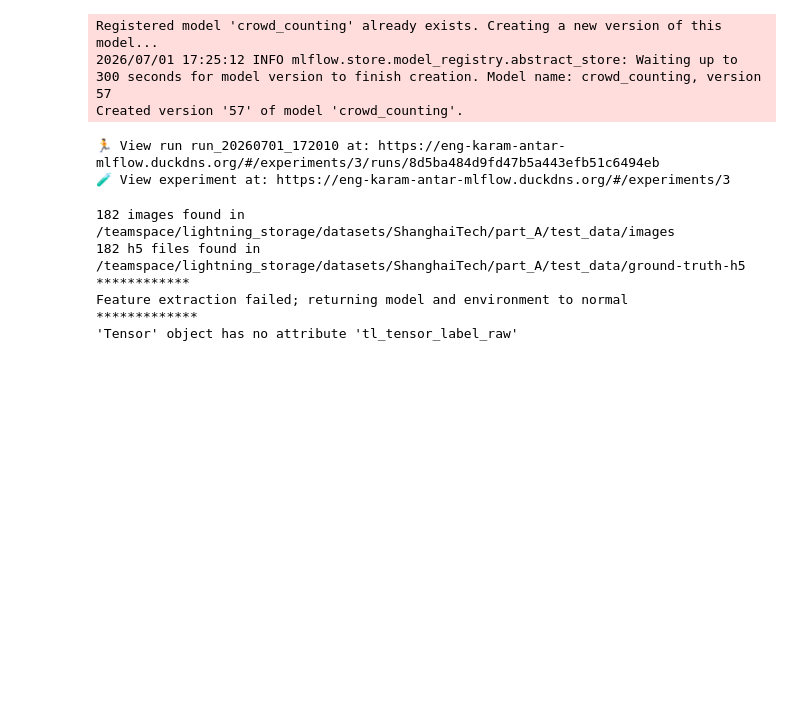
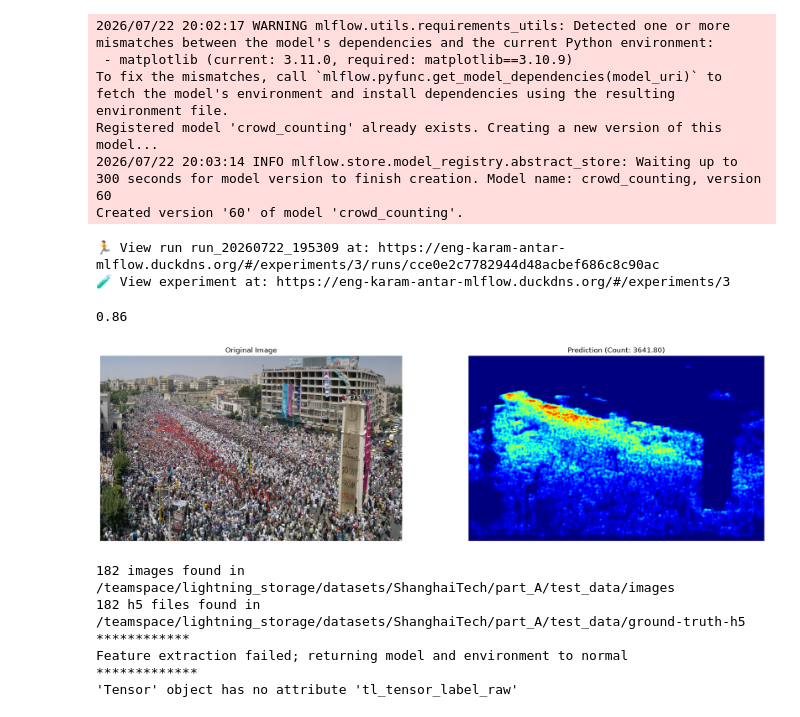
Before and after one commit to Karam-Antar/crowd_counting, a Jupyter notebook: notebooks/train.ipynb, the cells around one changed output. Saved outputs shown, nothing was run; the diff lists cells and outputs as text; code cells hidden in the pictures; blank space fills up the shorter version.

```diff
--- a/notebooks/train.ipynb
+++ b/notebooks/train.ipynb
@@ -53,11 +53,13 @@ params = BaseParams(
     crop_size=384,
     batch_size=16,
     decoder_out_channels=32,
-    loss_function='bce_mse_ssim',
-    ssim_weight=0.6,
+    loss_function='mask_mse_ssim',
+    ssim_weight=0.93,
+    mask_loss_weight=1,
+    seg_threshold=0.8,
     # aug_factor=0.18,
     # num_ops=4,
-    epochs=60,
+    epochs=70,
     # l2_reg=0.0009,
     lr=0.00065,
     lr_schedule='clipped_exp',
@@ -117,11 +123,35 @@ from src.utils.model_registry.mlflow import MLFlowRegistry
 payload.force_upload = True
 MLFlowRegistry().upload_model(payload)
 # %% [output]
+2026/07/22 20:02:17 WARNING mlflow.utils.requirements_utils: Detected one or more mismatches between the model's dependencies and the current Python environment:
+ - matplotlib (current: 3.11.0, required: matplotlib==3.10.9)
+To fix the mismatches, call `mlflow.pyfunc.get_model_dependencies(model_uri)` to fetch the model's environment and install dependencies using the resulting environment file.
 Registered model 'crowd_counting' already exists. Creating a new version of this model...
-2026/07/01 17:25:12 INFO mlflow.store.model_registry.abstract_store: Waiting up to 300 seconds for model version to finish creation. Model name: crowd_counting, version 57
-Created version '57' of model 'crowd_counting'.
+2026/07/22 20:03:14 INFO mlflow.store.model_registry.abstract_store: Waiting up to 300 seconds for model version to finish creation. Model name: crowd_counting, version 60
+Created version '60' of model 'crowd_counting'.
-🏃 View run run_20260701_172010 at: https://eng-karam-antar-mlflow.duckdns.org/#/experiments/3/runs/8d5ba484d9fd47b5a443efb51c6494eb
+🏃 View run run_20260722_195309 at: https://eng-karam-antar-mlflow.duckdns.org/#/experiments/3/runs/cce0e2c7782944d48acbef686c8c90ac
 🧪 View experiment at: https://eng-karam-antar-mlflow.duckdns.org/#/experiments/3
+# %%
+payload.model.model.threshold
+# %% [output]
+0.86
+# %%
+from src.core.exported_model import ExportedModel
+model = ExportedModel(payload.model)
+# params = payload.params
+from torchvision.transforms import v2
+from PIL import Image
+from src.utils import visualization as vis
+
+from src.data import transform_sample
+original_image = Image.open('/home/jl_fs/workspace/projects/crowd_counting/testing_images/input/hama_protests.jpg').convert('RGB')
+image = transform_sample.preprocess(original_image, params)
+# image = np.array([original_image])
+result  = model.predict(image)
+result = (float(result[0][0]), result[1])
+vis.visualize_sample(original_image, pred=result, cmap='jet')
+# %% [output]
+[figure, added]
 # %%
 from src.utils import visualization as vis
 model, params = payload.model, payload.params
```
Also changed, not shown: parts of 1 cell of this notebook, 7 other files.
